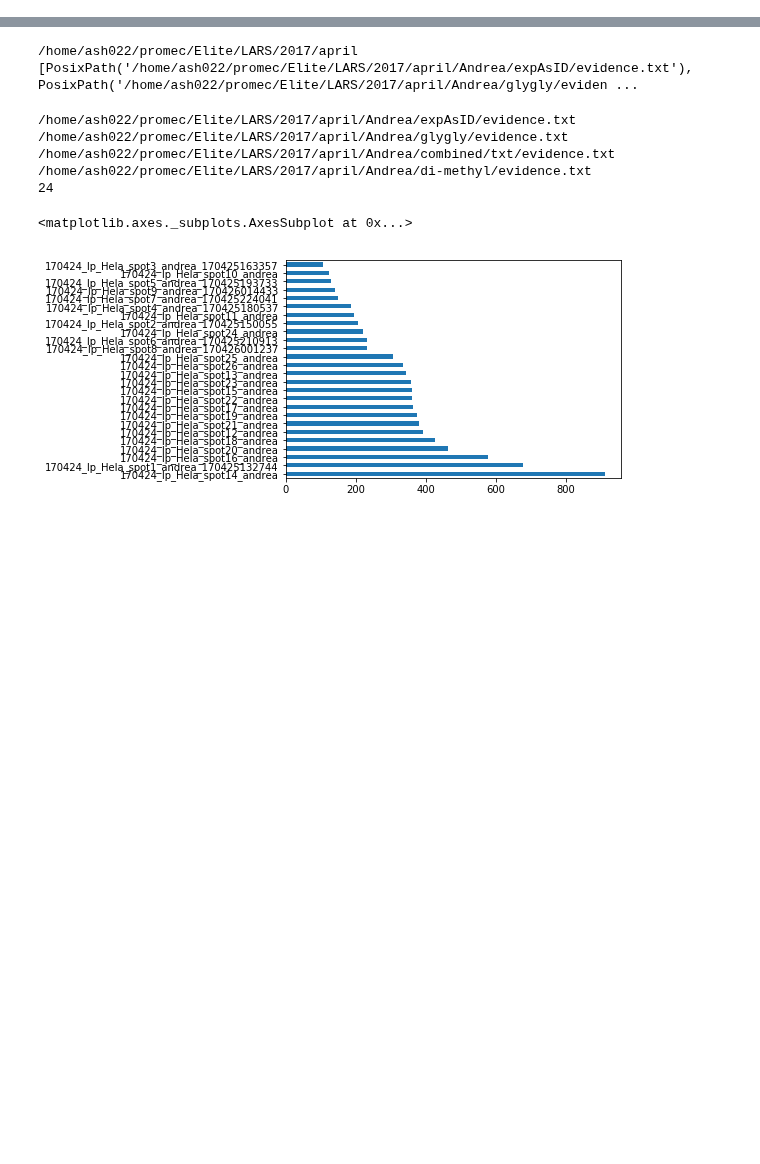
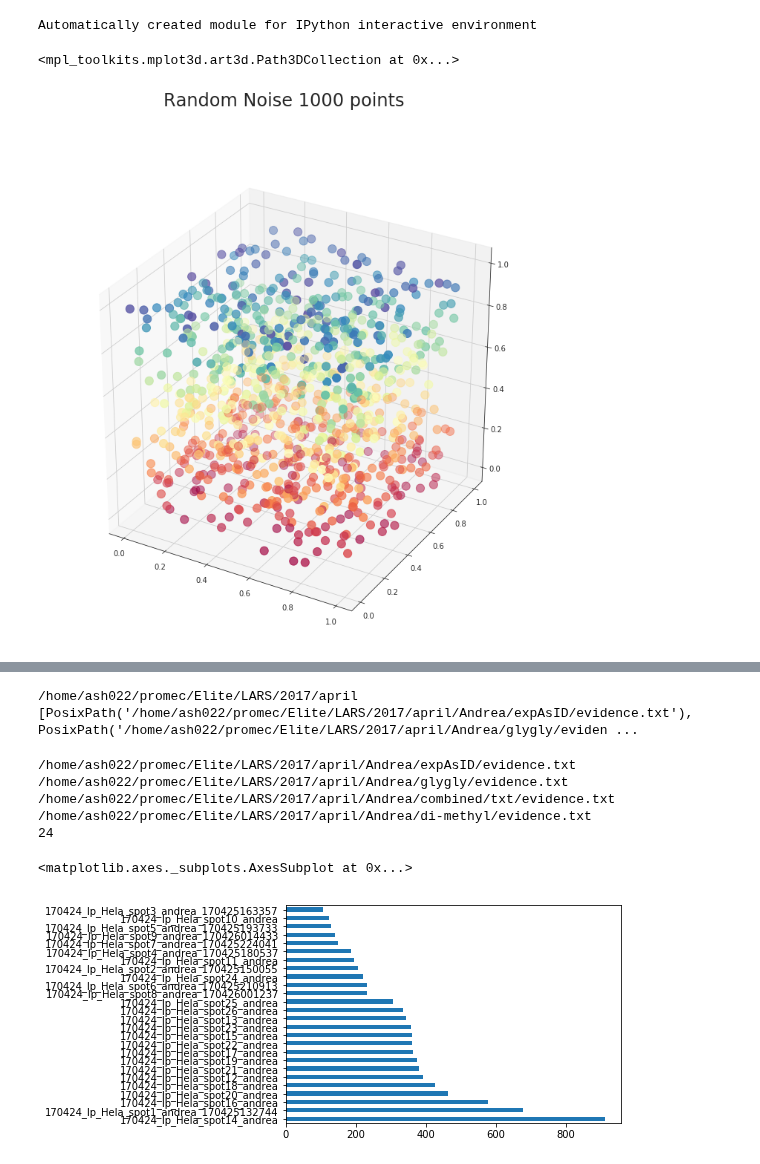
Before and after one commit to animesh/notebooks, a Jupyter notebook: scratch.ipynb, the cells around one changed output, grey strips where cells are left out. Drawn from its saved outputs; the diff is of its cells as text; code cells hidden in the pictures; blank space fills up the shorter version.

```diff
--- a/scratch.ipynb
+++ b/scratch.ipynb
@@ -0,0 +85,36 @@
+# %%
+#https://github.com/cc-skuehn/Manifold_Learning/blob/master/Manifold_tSNE_UMAP_Advanced.ipynb
+print(__doc__)
+
+from time import time
+
+import matplotlib.pyplot as plt
+from mpl_toolkits.mplot3d import Axes3D
+from matplotlib.ticker import NullFormatter
+%matplotlib inline
+from sklearn import manifold, datasets
+import numpy as np
+
+# Next line to silence pyflakes. This import is needed.
+Axes3D
+
+# Parameters
+n_points = 1000
+n_components = 2 # for tSNE / PCA
+init_random_state=0 # for all methods, change if you like (42 is the value of choice)
+
+# Generate a random point cloud, take z component for coloring
+X2 = np.random.rand(n_points, 3)
+color2 = X2[:,2]
+
+fig = plt.figure(figsize=(12, 12))
+plt.suptitle("Random Noise %i points"
+             % (n_points), fontsize=24)
+
+ax = fig.add_subplot(111, projection='3d')
+ax.scatter(X2[:, 0], X2[:, 1], X2[:, 2], c=color2, cmap=plt.cm.Spectral,s=125)
+#ax.view_init(4, -72)
+# %% [output]
+Automatically created module for IPython interactive environment
+<mpl_toolkits.mplot3d.art3d.Path3DCollection at 0x...>
+[figure, added]
```
Also changed, not shown: parts of 15 cells of this notebook, 6 other files.
